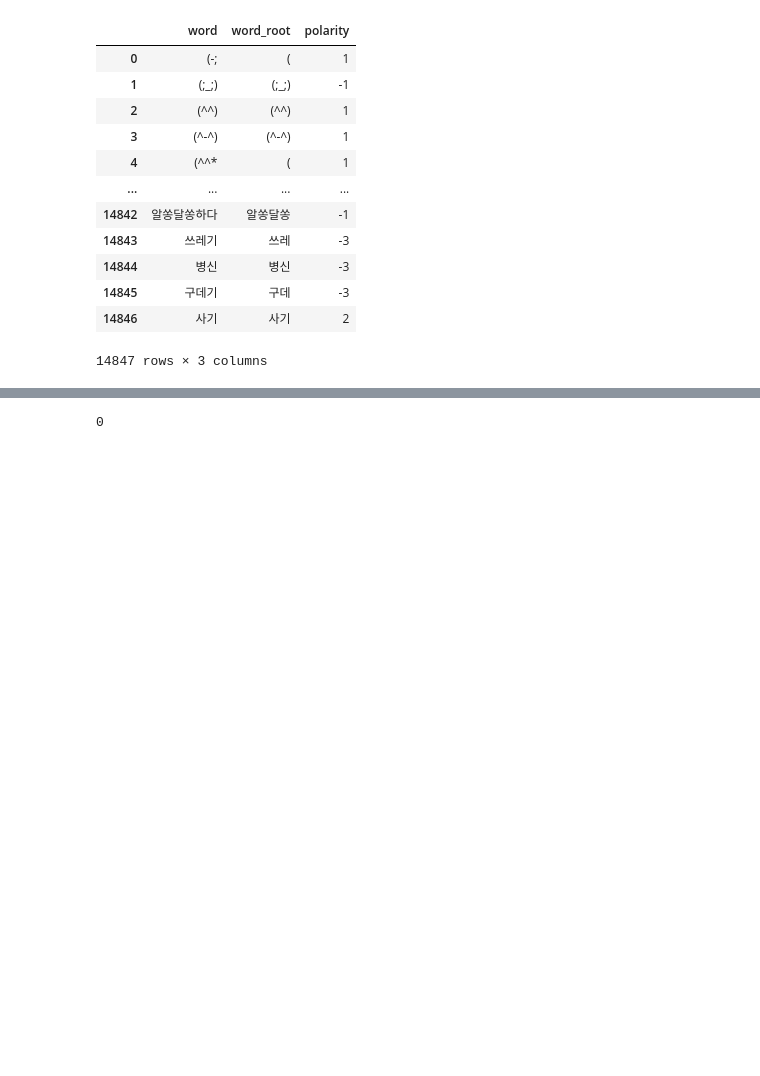
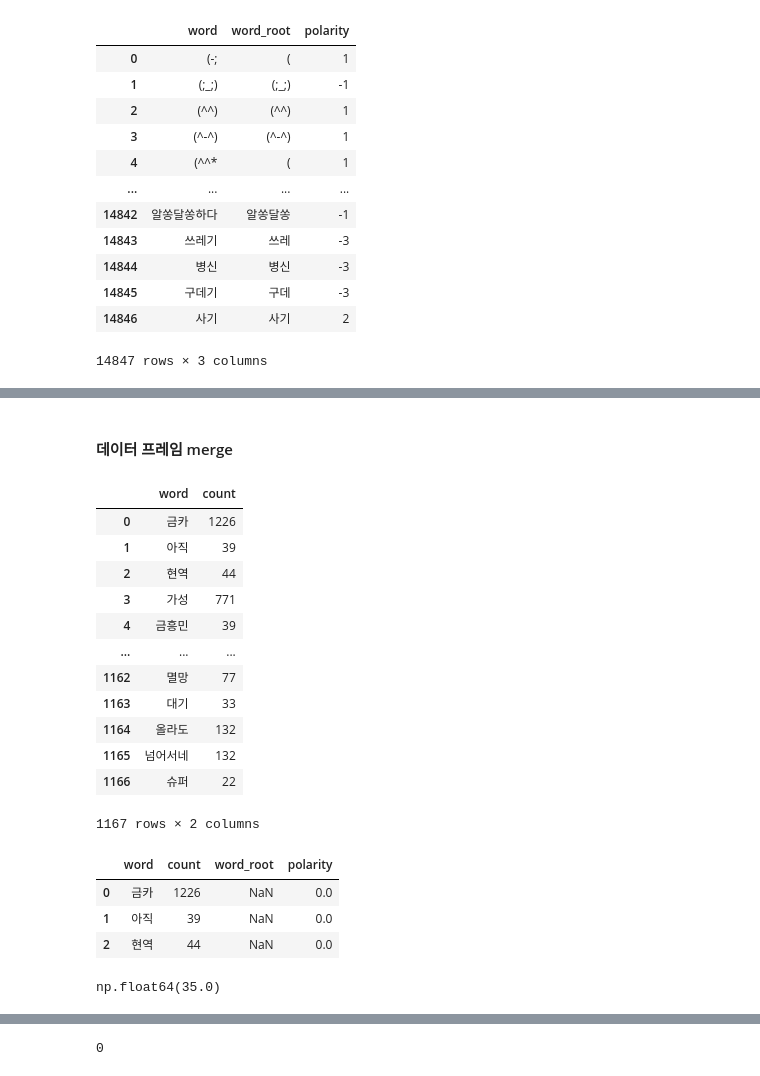
Before and after one commit to harrym8n/Proj_FConline, a Jupyter notebook: scrapping.ipynb, the cells around one changed output, grey strips where cells are left out. Cells and saved outputs as stored; diff of their text form; code cells hidden in the pictures; blank space fills up the shorter version.

```diff
--- a/scrapping.ipynb
+++ b/scrapping.ipynb
@@ -424,0 +444,39 @@ word_dic
+# %% [markdown]
+#### 데이터 프레임 merge
+# %%
+# 단어 및 카운트 수 저장할 데이터 프레임 생성
+count_df = pd.DataFrame(columns=['word','count'])
+# %%
+# counts 딕셔너리에서 key값과 value값 각 컬럼에 삽입
+count_df['word'] = counts.keys()
+count_df['count'] = counts.values()
+count_df
+# %% [output]
+|  | word | count |
+| 0 | 금카 | 1226 |
+| 1 | 아직 | 39 |
+| 2 | 현역 | 44 |
+| 3 | 가성 | 771 |
+| 4 | 금흥민 | 39 |
+| ... | ... | ... |
+| 1162 | 멸망 | 77 |
+| 1163 | 대기 | 33 |
+| 1164 | 올라도 | 132 |
+| 1165 | 넘어서네 | 132 |
+| 1166 | 슈퍼 | 22 |
+1167 rows × 2 columns
+# %%
+# 최종 토큰, 카운트, word_root, polarity 데이터 프레임으로 merge
+merge_df = pd.merge(count_df, word_df, how='left', on='word')
+merge_df['polarity'] = merge_df['polarity'].fillna(0)
+merge_df.head(3)
+# %% [output]
+|  | word | count | word_root | polarity |
+| 0 | 금카 | 1226 | NaN | 0.0 |
+| 1 | 아직 | 39 | NaN | 0.0 |
+| 2 | 현역 | 44 | NaN | 0.0 |
+# %%
+# 추천 점수 산출
+merge_df['polarity'].sum()
+# %% [output]
+np.float64(35.0)
```
Also changed, not shown: parts of 23 cells of this notebook.
